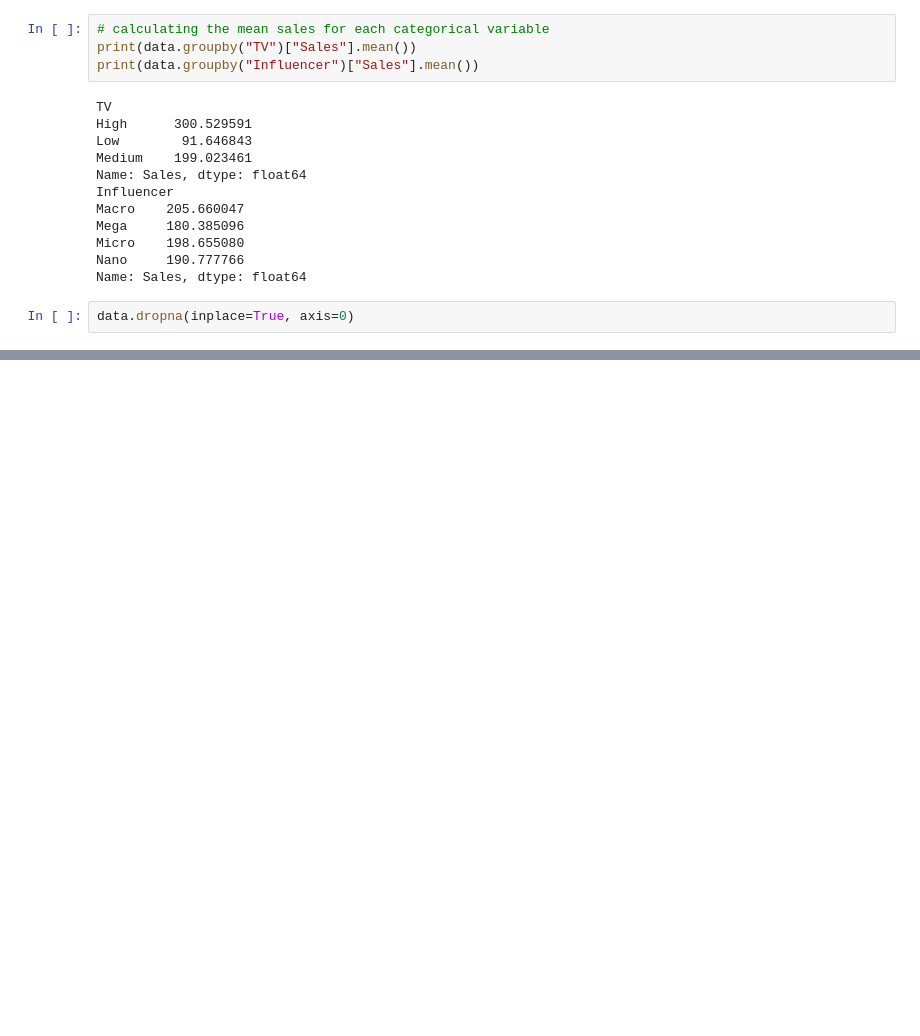
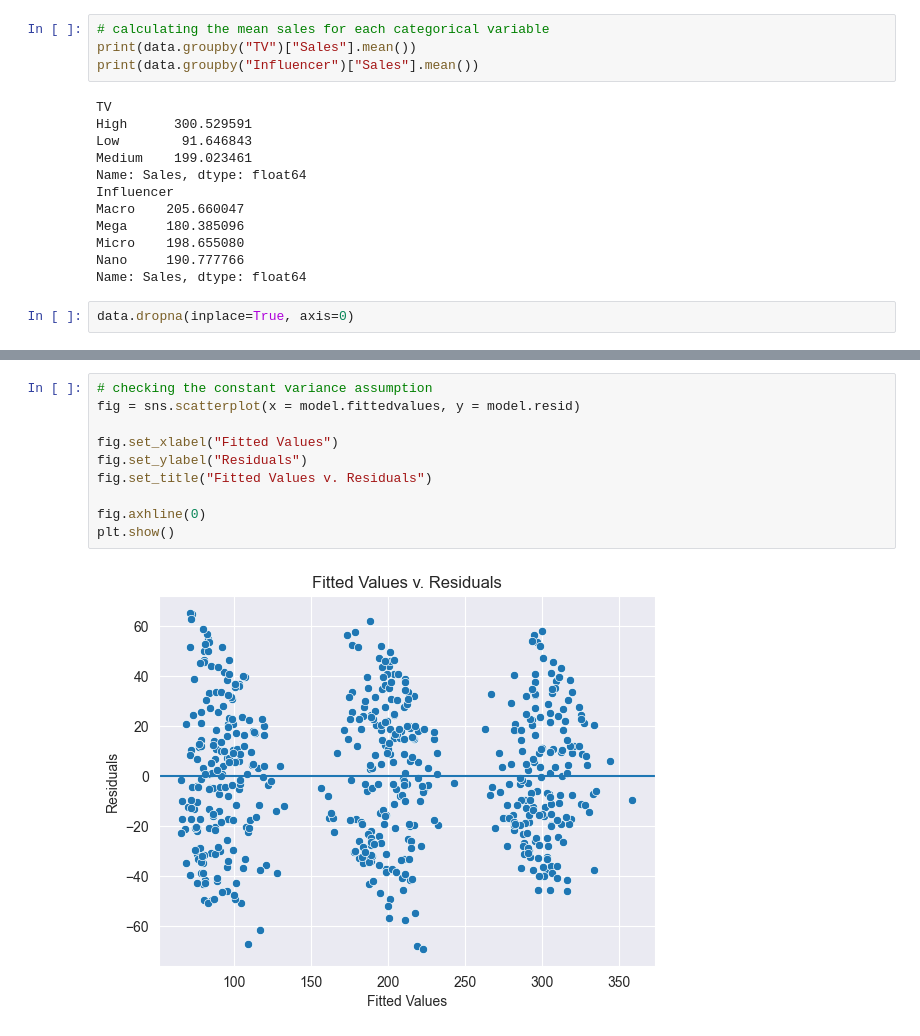
Before and after one commit to yildizramazan/regression-analysis, a Jupyter notebook: module-2/multiple-regression-2.ipynb, the cells around one changed output, grey strips where cells are left out. Saved outputs shown, nothing was run; the diff lists cells and outputs as text; blank space fills up the shorter version.

```diff
--- a/module-2/multiple-regression-2.ipynb
+++ b/module-2/multiple-regression-2.ipynb
@@ -83,0 +107,12 @@ Notes:
+# %%
+# checking the constant variance assumption
+fig = sns.scatterplot(x = model.fittedvalues, y = model.resid)
+
+fig.set_xlabel("Fitted Values")
+fig.set_ylabel("Residuals")
+fig.set_title("Fitted Values v. Residuals")
+
+fig.axhline(0)
+plt.show()
+# %% [output]
+[figure, added]
```
Also changed, not shown: parts of 11 cells of this notebook.
